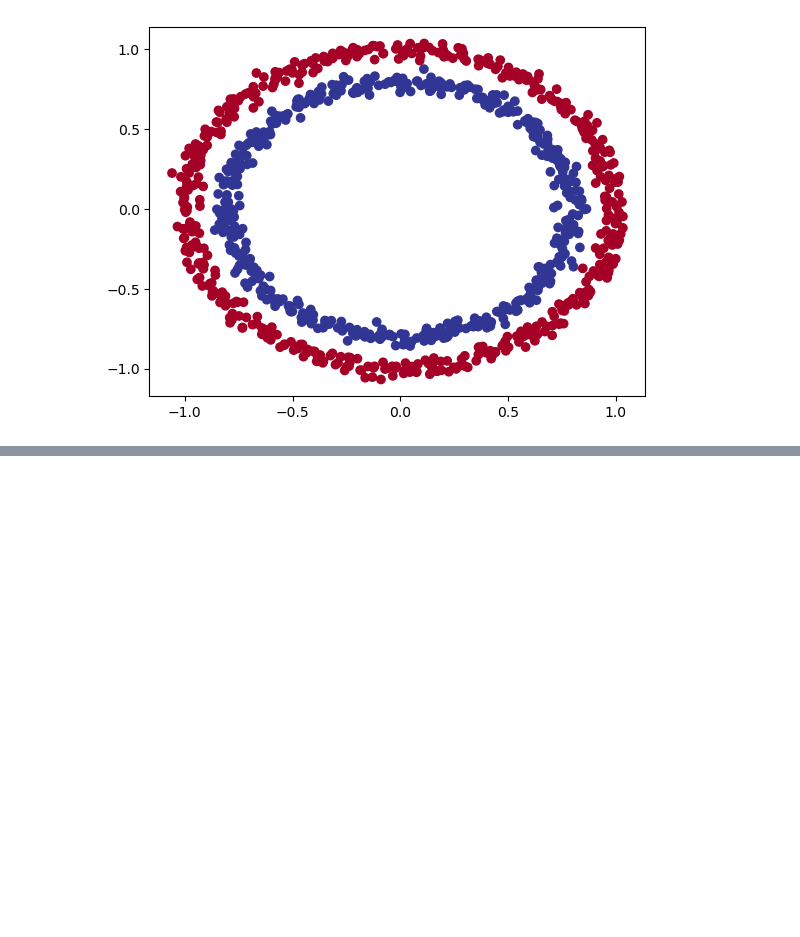
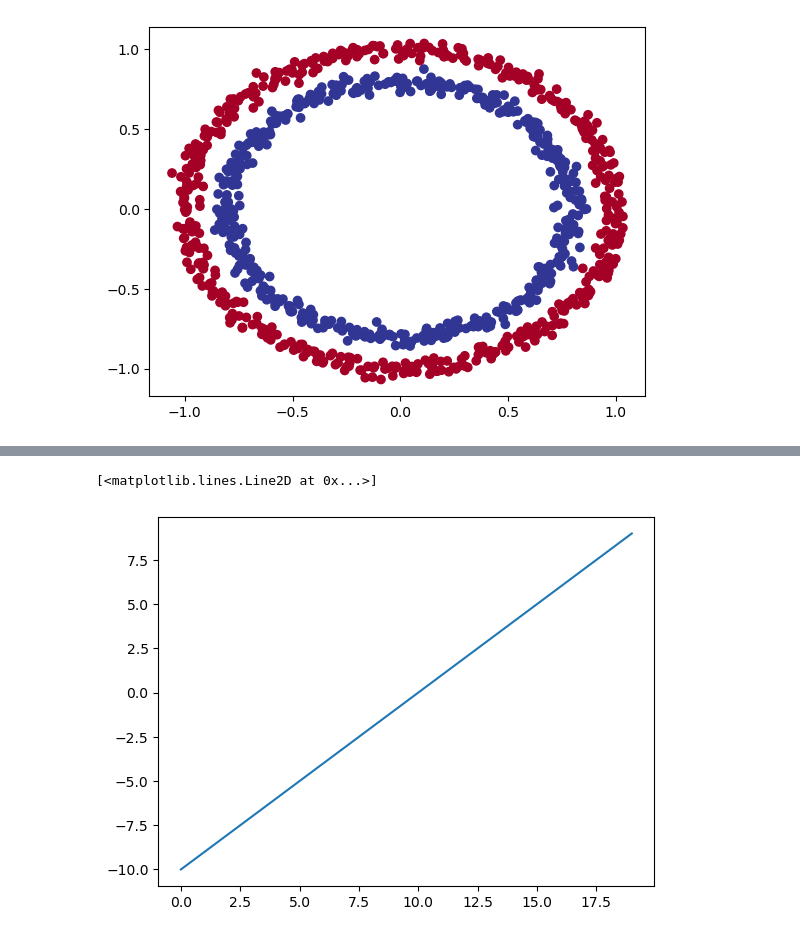
Before and after one commit to GZMaster/tensorflow-deep-learning, a Jupyter notebook: pratice/02_neural_network_classification_in_tensorflow_pratice.ipynb, the cells around one changed output, grey strips where cells are left out. Cells and saved outputs as stored; diff of their text form; code cells hidden in the pictures; blank space fills up the shorter version.

```diff
--- a/pratice/02_neural_network_classification_in_tensorflow_pratice.ipynb
+++ b/pratice/02_neural_network_classification_in_tensorflow_pratice.ipynb
@@ -381,0 +475,6 @@ Epoch 100/100
+# %%
+# Visualize our toy tensor
+plt.plot(A)
+# %% [output]
+[<matplotlib.lines.Line2D at 0x...>]
+[figure, added]
```
Also changed, not shown: parts of 34 cells of this notebook, 1 other file.
